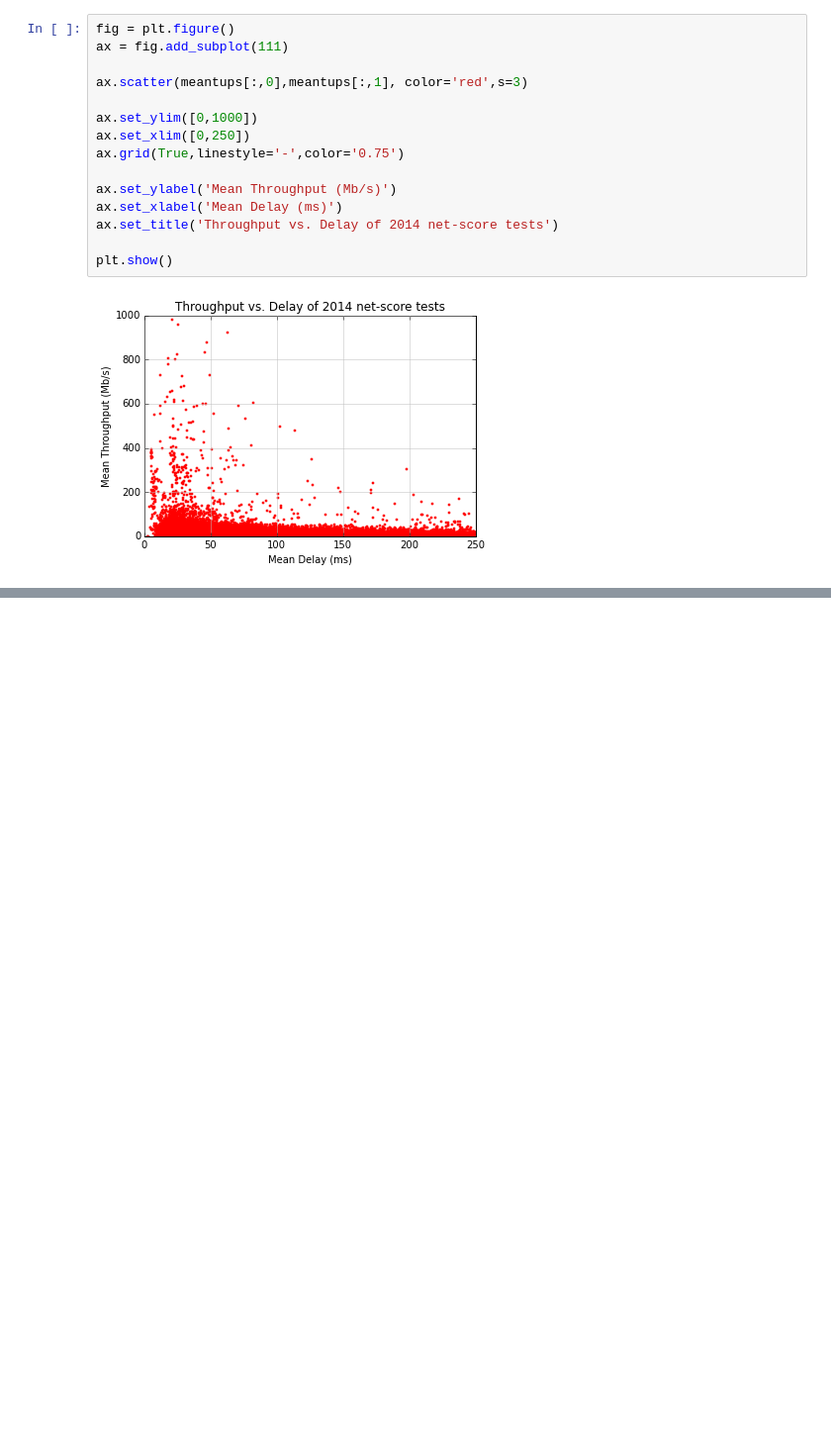
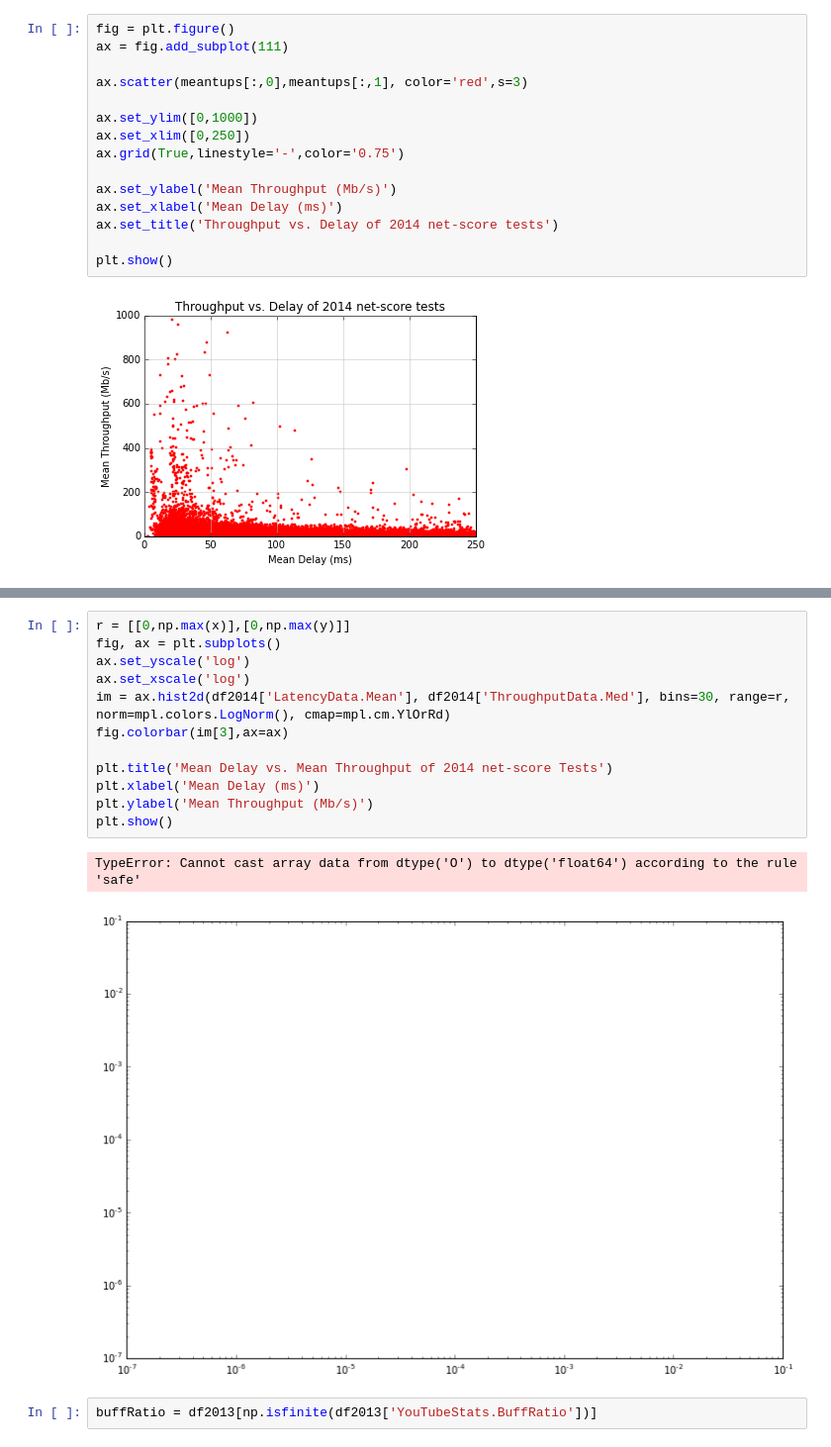
Before and after one commit to amirunpri2018/net-score, a Jupyter notebook: notebooks/Density_coding_heatmaps.ipynb, the cells around one changed output, grey strips where cells are left out. Shown at 99% size. Saved outputs shown, nothing was run; the diff lists cells and outputs as text; blank space fills up the shorter version.

```diff
--- a/notebooks/Density_coding_heatmaps.ipynb
+++ b/notebooks/Density_coding_heatmaps.ipynb
@@ -160,0 +253,17 @@ plt.show()
+# %%
+r = [[0,np.max(x)],[0,np.max(y)]]
+fig, ax = plt.subplots()
+ax.set_yscale('log')
+ax.set_xscale('log')
+im = ax.hist2d(df2014['LatencyData.Mean'], df2014['ThroughputData.Med'], bins=30, range=r, norm=mpl.colors.LogNorm(), cmap=mpl.cm.YlOrRd)
+fig.colorbar(im[3],ax=ax)
+
+plt.title('Mean Delay vs. Mean Throughput of 2014 net-score Tests')
+plt.xlabel('Mean Delay (ms)')
+plt.ylabel('Mean Throughput (Mb/s)')
+plt.show()
+# %% [output]
+TypeError: Cannot cast array data from dtype('O') to dtype('float64') according to the rule 'safe'
+[figure, added]
+# %%
+buffRatio = df2013[np.isfinite(df2013['YouTubeStats.BuffRatio'])]
```
Also changed, not shown: parts of 15 cells of this notebook, 2 other files.
